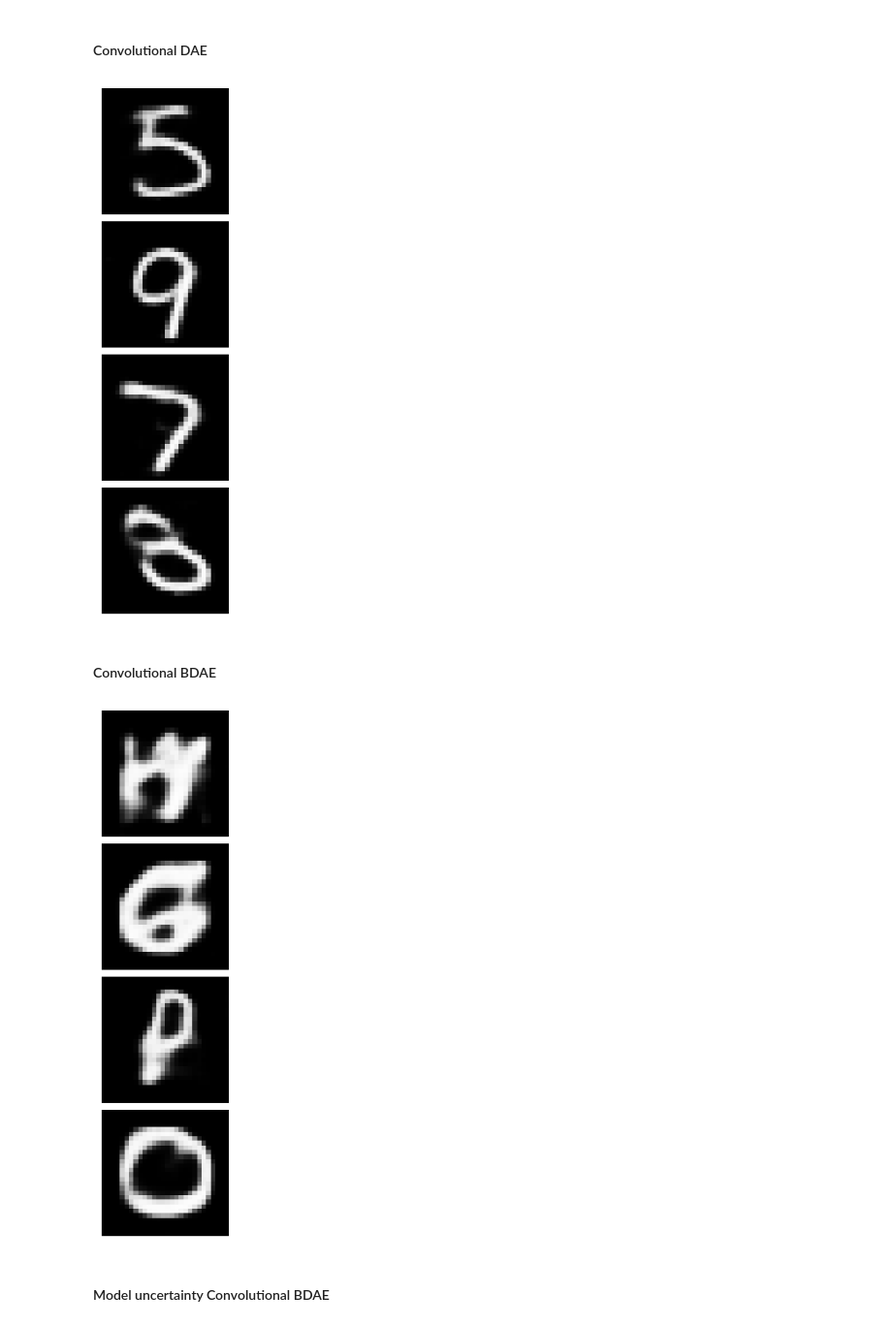
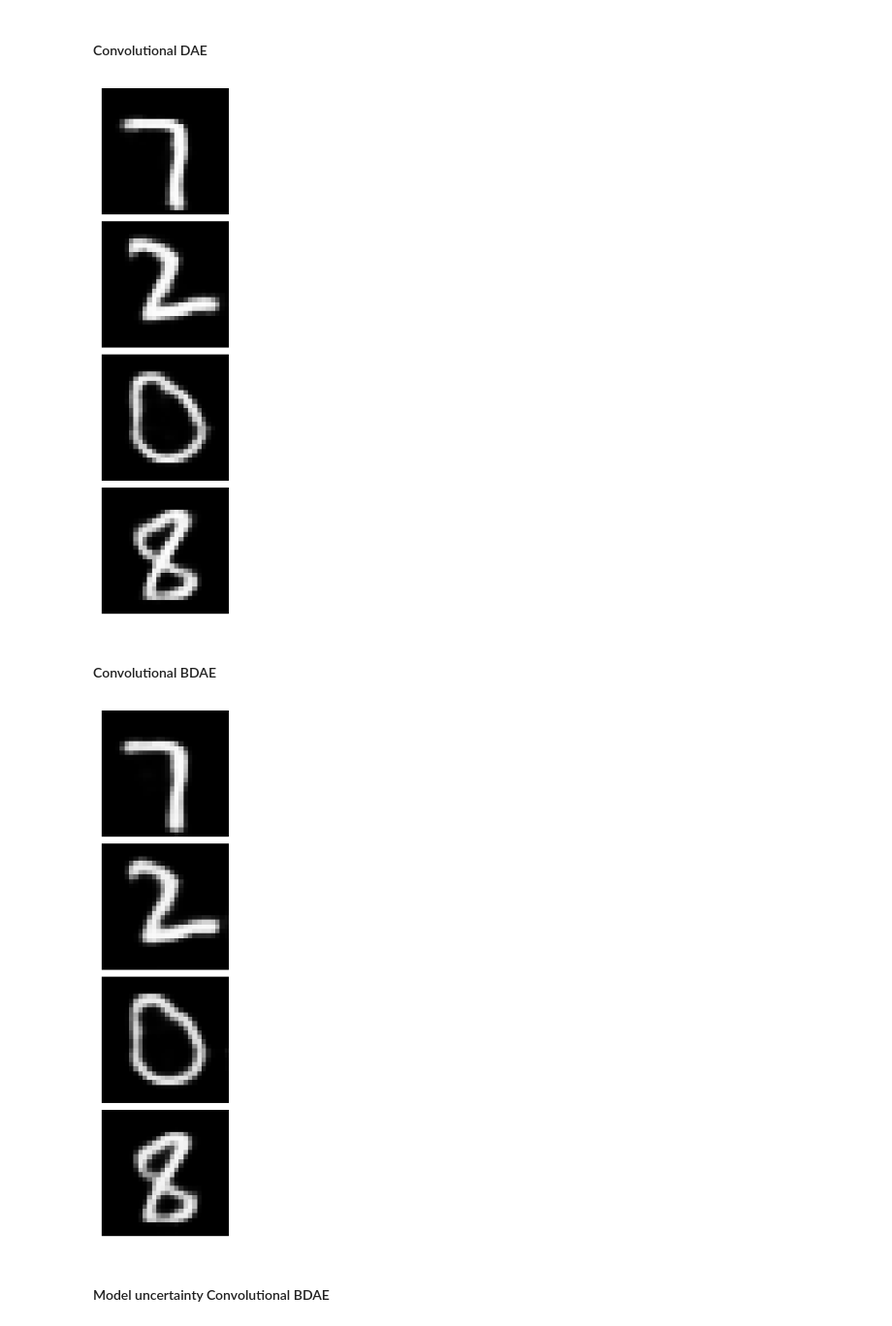
Before and after one commit to joshuarooijakkers/bayesian_denoising_autoencoder, a Jupyter notebook: plots_mnist.ipynb, the cells around one changed output. Shown at 97% size. Cells and saved outputs as stored; diff of their text form; code cells hidden in the pictures.

```diff
--- a/plots_mnist.ipynb
+++ b/plots_mnist.ipynb
@@ -485,7 +666,7 @@ plot_images(mnist_images, space=0.05, vmax=1)
 # %% [markdown]
 #### Noisy images
 # %%
-torch_images_mnist = torch.stack(images)
+torch_images_mnist = torch.stack(mnist_images)
 
 noisy_images_mnist = add_gaussian_noise(torch_images_mnist, 0.5)
 plot_images(noisy_images_mnist, space=0.05, vmax=1)
@@ -500,7 +681,7 @@ noisy_images_flattened_mnist = noisy_images_mnist.view(noisy_images_mnist.size(0
 
 # bayesian_linear_model.eval()
 with torch.no_grad():
-    _, predictions_mean_mnist, predictions_var_mnist = loaded_models['linear_dae_mnist'].sample_predict(noisy_images_flattened_mnist, 50)
+    _, predictions_mean_mnist, predictions_var_mnist = loaded_models_mnist['linear_dae_mnist'].sample_predict(noisy_images_flattened_mnist, 50)
 
 plot_images(predictions_mean_mnist.view(-1,28,28).cpu(), space=0.05, vmax=1)
 # %% [output]
@@ -510,7 +691,7 @@ plot_images(predictions_mean_mnist.view(-1,28,28).cpu(), space=0.05, vmax=1)
 # %%
 # bayesian_linear_model.eval()
 with torch.no_grad():
-    _, predictions_mean_mnist, predictions_var_mnist = loaded_models['linear_bdae_mnist'].sample_predict(noisy_images_flattened_mnist, 50)
+    _, predictions_mean_mnist, predictions_var_mnist = loaded_models_mnist['linear_bdae_mnist'].sample_predict(noisy_images_flattened_mnist, 50)
 
 plot_images(predictions_mean_mnist.view(-1,28,28).cpu(), space=0.05, vmax=1)
 # %% [output]
@@ -530,21 +711,21 @@ plot_images(predictions_var_mnist.view(-1,28,28).cpu(), space=0.05, cmap='viridi
 # %%
 # bayesian_linear_model.eval()
 with torch.no_grad():
-    _, predictions_mean_mnist, predictions_var_mnist = loaded_models['convolutional_dae_mnist'].sample_predict(noisy_images.to(device), 50)
+    _, predictions_mean_mnist, predictions_var_mnist = loaded_models_mnist['convolutional_dae_mnist'].sample_predict(noisy_images_mnist.to(device), 50)
 
 plot_images(predictions_mean_mnist.view(-1,28,28).cpu(), space=0.05, vmax=1)
 # %% [output]
-[figure, old version]
+[figure, new version]
 # %% [markdown]
 #### Convolutional BDAE
 # %%
 # bayesian_linear_model.eval()
 with torch.no_grad():
-    _, predictions_mean_mnist, predictions_var_mnist = loaded_models['convolutional_bdae_mnist'].sample_predict(noisy_images_mnist.to(device), 50)
+    _, predictions_mean_mnist, predictions_var_mnist = loaded_models_mnist['convolutional_bdae_mnist'].sample_predict(noisy_images_mnist.to(device), 50)
 
 plot_images(predictions_mean_mnist.view(-1,28,28).cpu(), space=0.05, vmax=1)
 # %% [output]
-[figure, old version]
+[figure, new version]
 # %% [markdown]
 #### Model uncertainty Convolutional BDAE
 # %%
```
Also changed, not shown: parts of 58 cells of this notebook.
